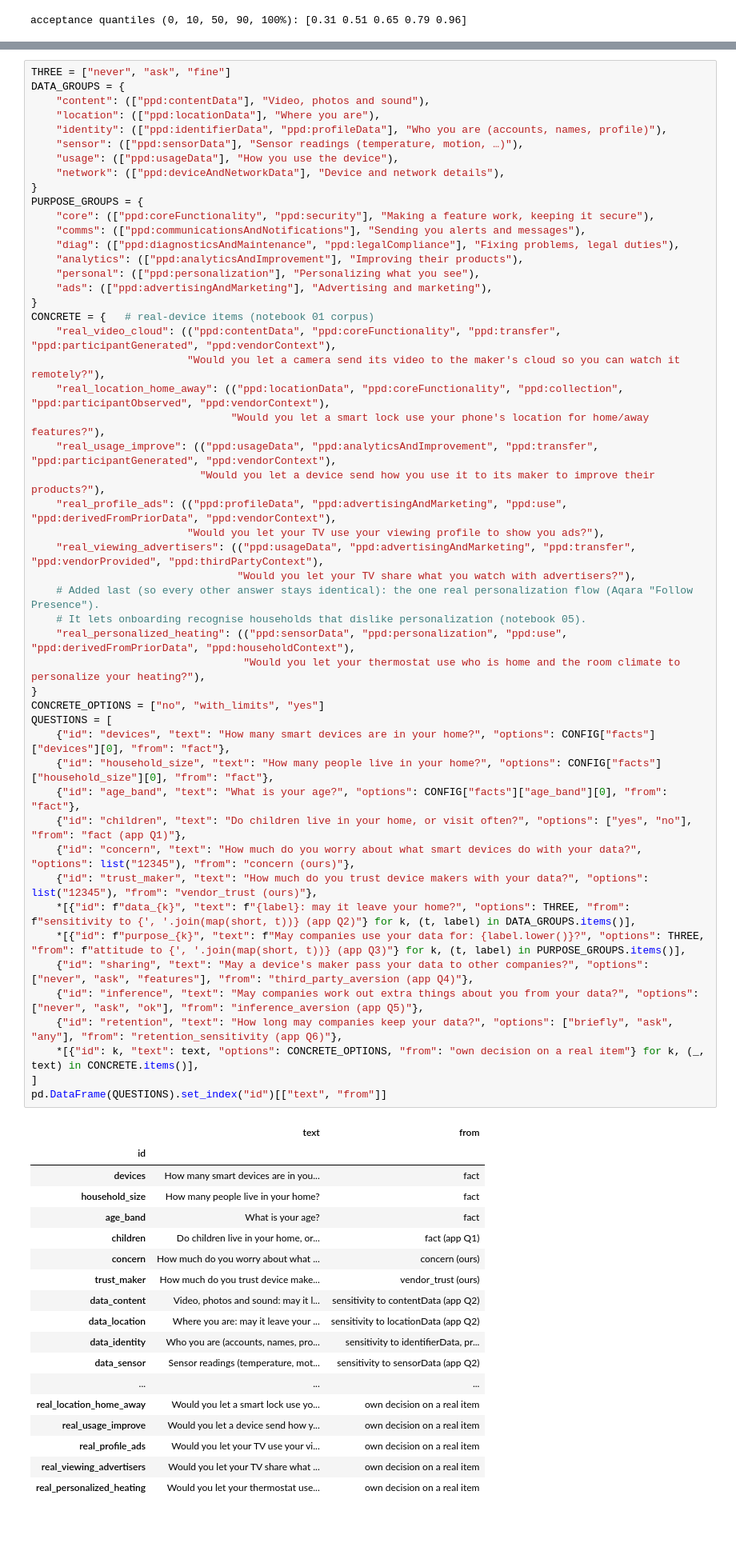
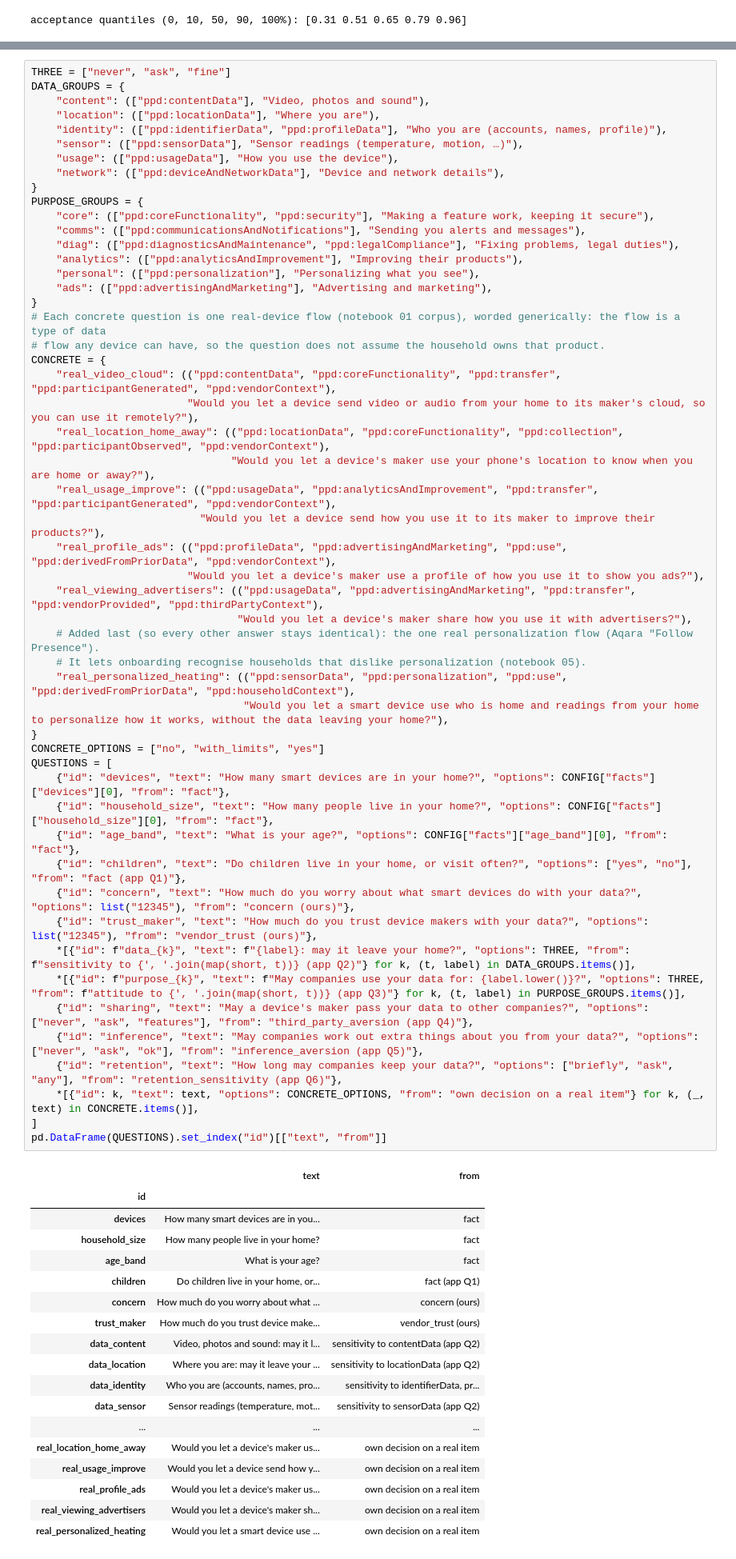
Before and after one commit to baktistr/ppd-household-presets, a Jupyter notebook: notebooks/02_generate_households.ipynb, the cells around one changed output, grey strips where cells are left out. Shown at 80% size. Cells and saved outputs as stored; diff of their text form; blank space fills up the shorter version.

```diff
--- a/notebooks/02_generate_households.ipynb
+++ b/notebooks/02_generate_households.ipynb
@@ -472,57 +472,59 @@ PURPOSE_GROUPS = {
     "personal": (["ppd:personalization"], "Personalizing what you see"),
     "ads": (["ppd:advertisingAndMarketing"], "Advertising and marketing"),
 }
-CONCRETE = {   # real-device items (notebook 01 corpus)
+# Each concrete question is one real-device flow (notebook 01 corpus), worded generically: the flow is a type of data
+# flow any device can have, so the question does not assume the household owns that product.
+CONCRETE = {
     "real_video_cloud": (("ppd:contentData", "ppd:coreFunctionality", "ppd:transfer", "ppd:participantGenerated", "ppd:vendorContext"),
-                         "Would you let a camera send its video to the maker's cloud so you can watch it remotely?"),
+                         "Would you let a device send video or audio from your home to its maker's cloud, so you can use it remotely?"),
     "real_location_home_away": (("ppd:locationData", "ppd:coreFunctionality", "ppd:collection", "ppd:participantObserved", "ppd:vendorContext"),
-                                "Would you let a smart lock use your phone's location for home/away features?"),
+                                "Would you let a device's maker use your phone's location to know when you are home or away?"),
     "real_usage_improve": (("ppd:usageData", "ppd:analyticsAndImprovement", "ppd:transfer", "ppd:participantGenerated", "ppd:vendorContext"),
                            "Would you let a device send how you use it to its maker to improve their products?"),
     "real_profile_ads": (("ppd:profileData", "ppd:advertisingAndMarketing", "ppd:use", "ppd:derivedFromPriorData", "ppd:vendorContext"),
-                         "Would you let your TV use your viewing profile to show you ads?"),
+                         "Would you let a device's maker use a profile of how you use it to show you ads?"),
     "real_viewing_advertisers": (("ppd:usageData", "ppd:advertisingAndMarketing", "ppd:transfer", "ppd:vendorProvided", "ppd:thirdPartyContext"),
-                                 "Would you let your TV share what you watch with advertisers?"),
+                                 "Would you let a device's maker share how you use it with advertisers?"),
     # Added last (so every other answer stays identical): the one real personalization flow (Aqara "Follow Presence").
     # It lets onboarding recognise households that dislike personalization (notebook 05).
     "real_personalized_heating": (("ppd:sensorData", "ppd:personalization", "ppd:use", "ppd:derivedFromPriorData", "ppd:householdContext"),
-                                  "Would you let your thermostat use who is home and the room climate to personalize your heating?"),
+                                  "Would you let a smart device use who is home and readings from your home to personalize how it works, without the data leaving your home?"),
 }
 CONCRETE_OPTIONS = ["no", "with_limits", "yes"]
 QUESTIONS = [
     {"id": "devices", "text": "How many smart devices are in your home?", "options": CONFIG["facts"]["devices"][0], "from": "fact"},
     {"id": "household_size", "text": "How many people live in your home?", "options": CONFIG["facts"]["household_size"][0], "from": "fact"},
     {"id": "age_band", "text": "What is your age?", "options": CONFIG["facts"]["age_band"][0], "from": "fact"},
     {"id": "children", "text": "Do children live in your home, or visit often?", "options": ["yes", "no"], "from": "fact (app Q1)"},
     {"id": "concern", "text": "How much do you worry about what smart devices do with your data?", "options": list("12345"), "from": "concern (ours)"},
     {"id": "trust_maker", "text": "How much do you trust device makers with your data?", "options": list("12345"), "from": "vendor_trust (ours)"},
     *[{"id": f"data_{k}", "text": f"{label}: may it leave your home?", "options": THREE, "from": f"sensitivity to {', '.join(map(short, t))} (app Q2)"} for k, (t, label) in DATA_GROUPS.items()],
     *[{"id": f"purpose_{k}", "text": f"May companies use your data for: {label.lower()}?", "options": THREE, "from": f"attitude to {', '.join(map(short, t))} (app Q3)"} for k, (t, label) in PURPOSE_GROUPS.items()],
     {"id": "sharing", "text": "May a device's maker pass your data to other companies?", "options": ["never", "ask", "features"], "from": "third_party_aversion (app Q4)"},
     {"id": "inference", "text": "May companies work out extra things about you from your data?", "options": ["never", "ask", "ok"], "from": "inference_aversion (app Q5)"},
     {"id": "retention", "text": "How long may companies keep your data?", "options": ["briefly", "ask", "any"], "from": "retention_sensitivity (app Q6)"},
     *[{"id": k, "text": text, "options": CONCRETE_OPTIONS, "from": "own decision on a real item"} for k, (_, text) in CONCRETE.items()],
 ]
 pd.DataFrame(QUESTIONS).set_index("id")[["text", "from"]]
 # %% [output]
 |  | text | from |
 | id |  |  |
 | devices | How many smart devices are in you... | fact |
 | household_size | How many people live in your home? | fact |
 | age_band | What is your age? | fact |
 | children | Do children live in your home, or... | fact (app Q1) |
 | concern | How much do you worry about what ... | concern (ours) |
 | trust_maker | How much do you trust device make... | vendor_trust (ours) |
 | data_content | Video, photos and sound: may it l... | sensitivity to contentData (app Q2) |
 | data_location | Where you are: may it leave your ... | sensitivity to locationData (app Q2) |
 | data_identity | Who you are (accounts, names, pro... | sensitivity to identifierData, pr... |
 | data_sensor | Sensor readings (temperature, mot... | sensitivity to sensorData (app Q2) |
 | ... | ... | ... |
-| real_location_home_away | Would you let a smart lock use yo... | own decision on a real item |
+| real_location_home_away | Would you let a device's maker us... | own decision on a real item |
 | real_usage_improve | Would you let a device send how y... | own decision on a real item |
-| real_profile_ads | Would you let your TV use your vi... | own decision on a real item |
-| real_viewing_advertisers | Would you let your TV share what ... | own decision on a real item |
-| real_personalized_heating | Would you let your thermostat use... | own decision on a real item |
+| real_profile_ads | Would you let a device's maker us... | own decision on a real item |
+| real_viewing_advertisers | Would you let a device's maker sh... | own decision on a real item |
+| real_personalized_heating | Would you let a smart device use ... | own decision on a real item |
 # %%
 answer_rng = np.random.default_rng(CONFIG["seed"] + 1)   # a separate stream, so answers don't shift the decisions
 noise = lambda: answer_rng.normal(0, CONFIG["answer_noise_sd"], n)
```
Also changed, not shown: parts of 1 cell of this notebook, 3 other files.
